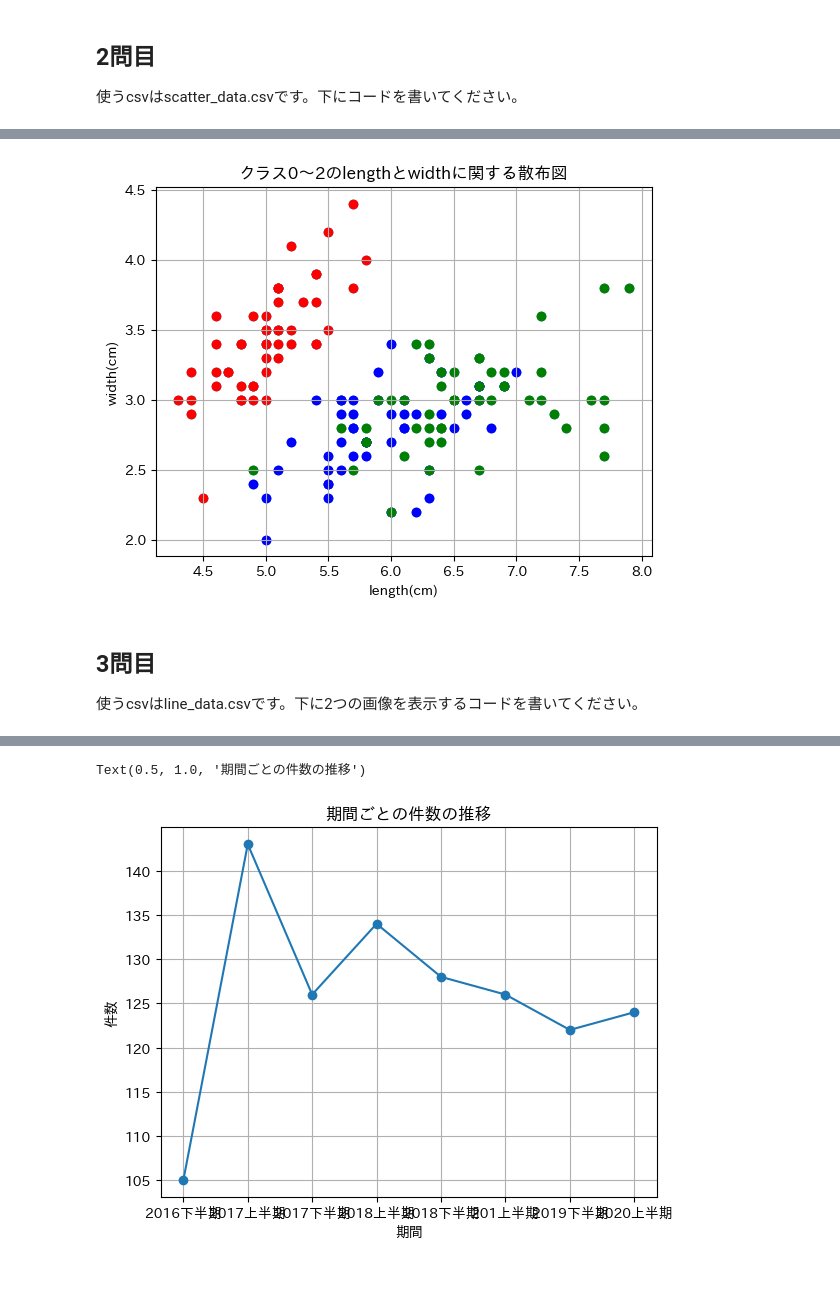
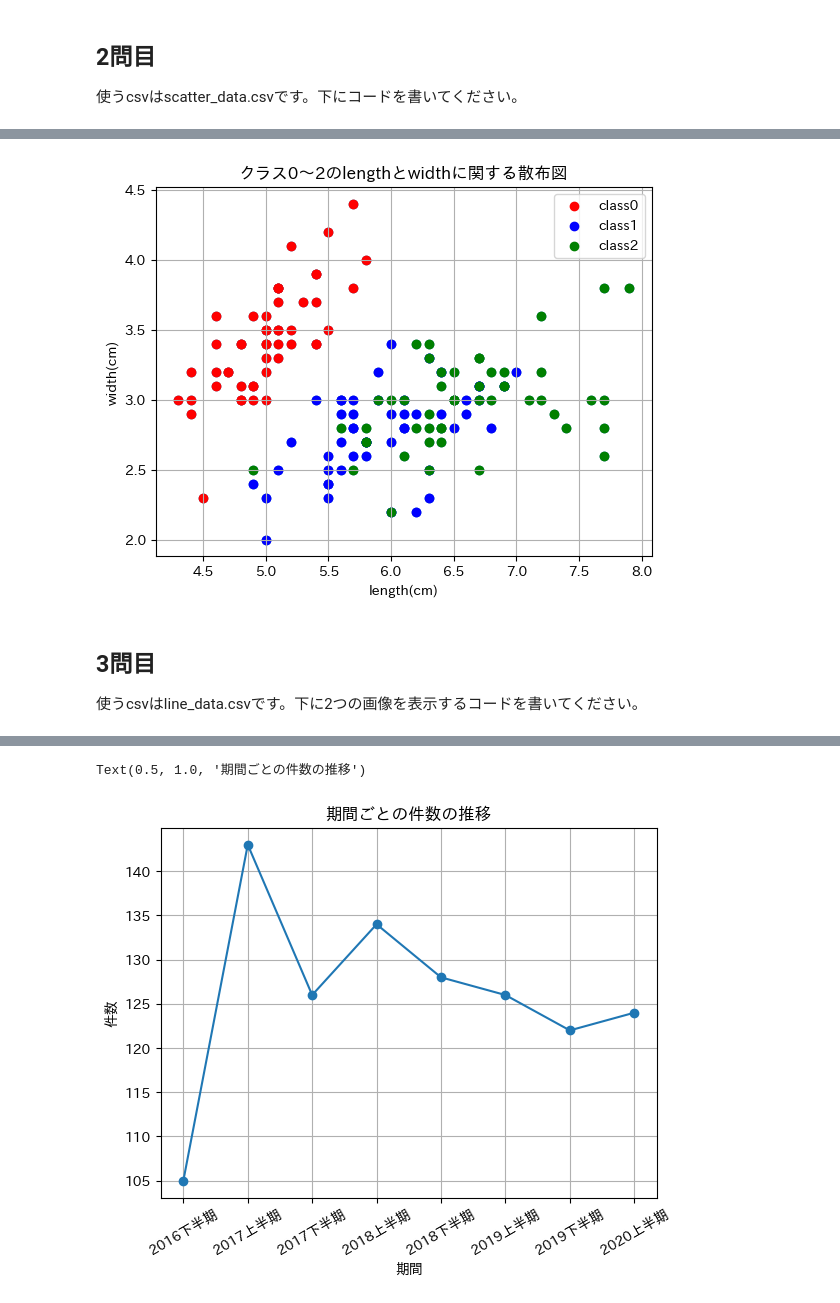
Before and after one commit to na22336/BasicPython, a Jupyter notebook: matplotlib_exercise.ipynb, the cells around one changed output, grey strips where cells are left out. Drawn from its saved outputs; the diff is of its cells as text; code cells hidden in the pictures; blank space fills up the shorter version.

```diff
--- a/matplotlib_exercise.ipynb
+++ b/matplotlib_exercise.ipynb
@@ -43,15 +49,16 @@ plt.title("クラス0～2のlengthとwidthに関する散布図")
 
 for i in range(len(scatter_data)):
     if scatter_data["class"][i] == 0:
-        plt.scatter(scatter_data['length (cm)'][i],scatter_data['width (cm)'][i],color = "r")
+        plt.scatter(scatter_data['length (cm)'][i],scatter_data['width (cm)'][i],color = "r", label = "class0" if i == 0 else "")
     elif scatter_data["class"][i] == 1:
-        plt.scatter(scatter_data['length (cm)'][i],scatter_data['width (cm)'][i],color = "b")
+        plt.scatter(scatter_data['length (cm)'][i],scatter_data['width (cm)'][i],color = "b", label = "class1" if scatter_data["class"][i - 1] != 1 else "")
     elif scatter_data["class"][i] == 2:
-        plt.scatter(scatter_data['length (cm)'][i],scatter_data['width (cm)'][i],color = "g")
+        plt.scatter(scatter_data['length (cm)'][i],scatter_data['width (cm)'][i],color = "g", label = "class2" if scatter_data["class"][i - 1] != 2 else "")
 
+plt.legend()
 plt.show()
 # %% [output]
-[figure, old version]
+[figure, new version]
 # %% [markdown]
 ## 3問目
 使うcsvはline_data.csvです。下に2つの画像を表示するコードを書いてください。
@@ -62,14 +69,15 @@ plt.show()
 # %%
 line_data = pd.read_csv('C:/Users/Cowlisa/PG/BasicPython/data/line_data.csv')
 fig, ax = plt.subplots()
 ax.plot(line_data['期間'],line_data['件数'], marker='o', label='marker=o')
 plt.grid(True)
 plt.xlabel('期間')
+plt.xticks(rotation = 30)
 plt.ylabel("件数")
 plt.title("期間ごとの件数の推移")
 # %% [output]
 Text(0.5, 1.0, '期間ごとの件数の推移')
-[figure, old version]
+[figure, new version]
 # %%
 line_data = pd.read_csv('C:/Users/Cowlisa/PG/BasicPython/data/line_data.csv')
 plt.bar(line_data['期間'],line_data['費用'])
```
Also changed, not shown: parts of 3 cells of this notebook.
